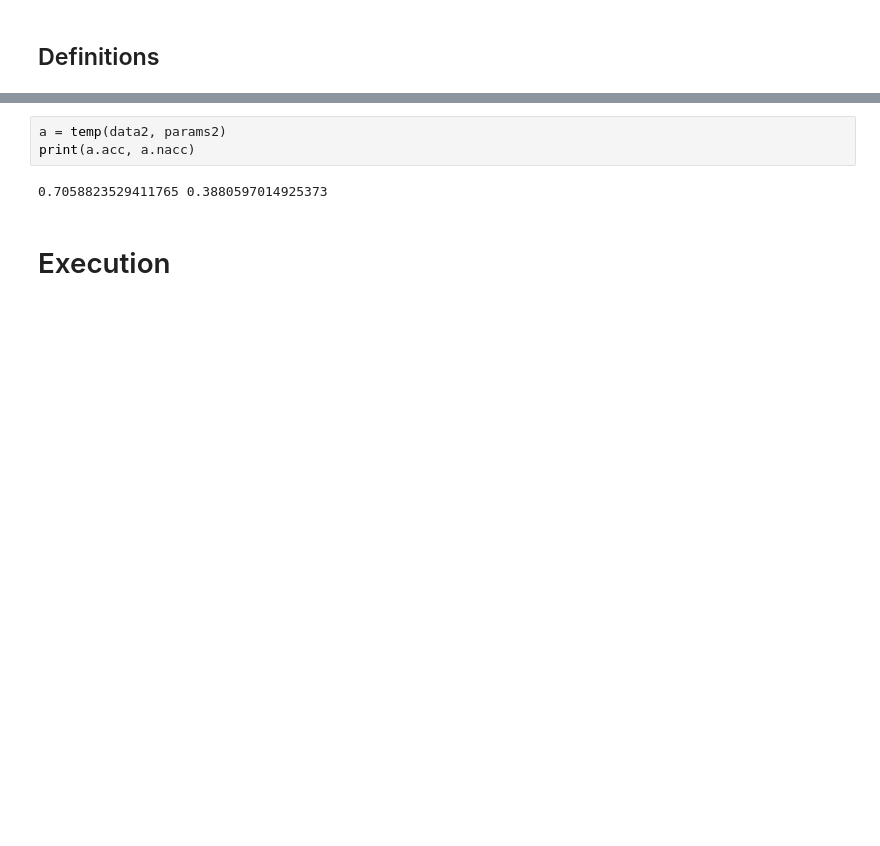
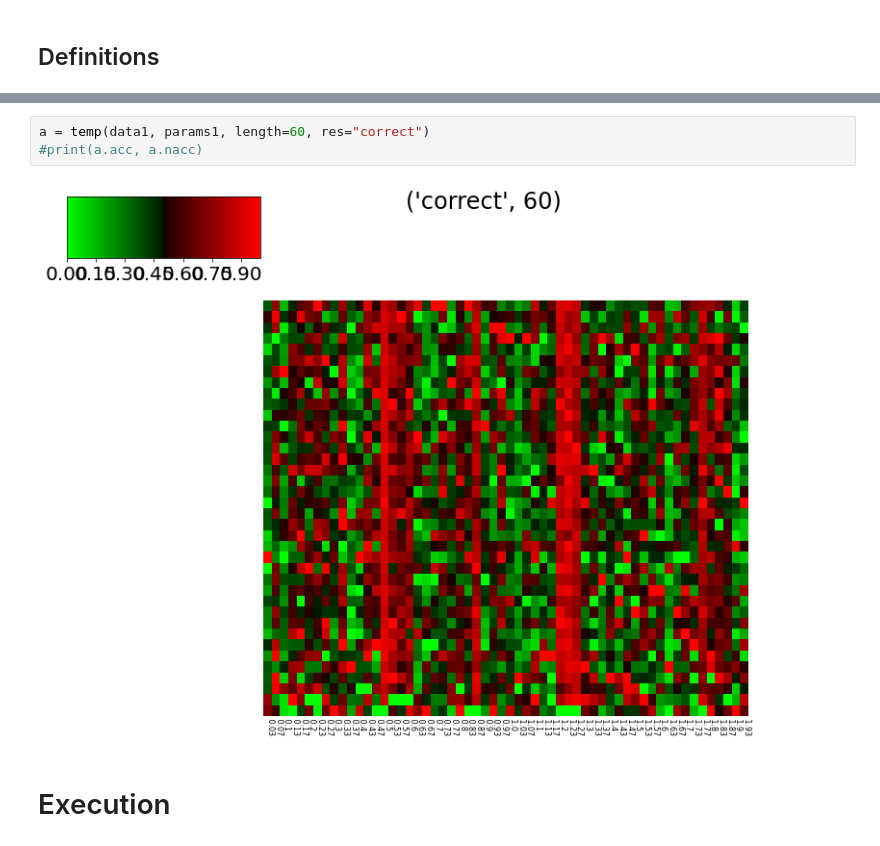
Before and after one commit to anthony0913/behavior-decoder, a Jupyter notebook: main.ipynb, the cells around one changed output, grey strips where cells are left out. Drawn from its saved outputs; the diff is of its cells as text; blank space fills up the shorter version.

Commit message:
implemented heatmaps

```diff
--- a/main.ipynb
+++ b/main.ipynb
@@ -207,8 +244,8 @@ Drive already mounted at /content/drive; to attempt to forcibly remount, call dr
 # %%
-a = temp(data2, params2)
-print(a.acc, a.nacc)
+a = temp(data1, params1, length=60, res="correct")
+#print(a.acc, a.nacc)
 # %% [output]
-0.7058823529411765 0.3880597014925373
+[figure, added]
 # %% [markdown]
 # Execution
 # %% [markdown]
```
Also changed, not shown: parts of 3 cells of this notebook.
